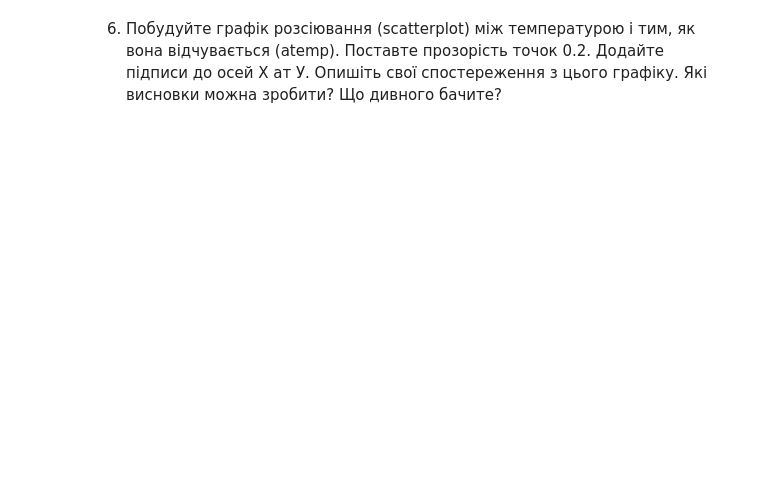
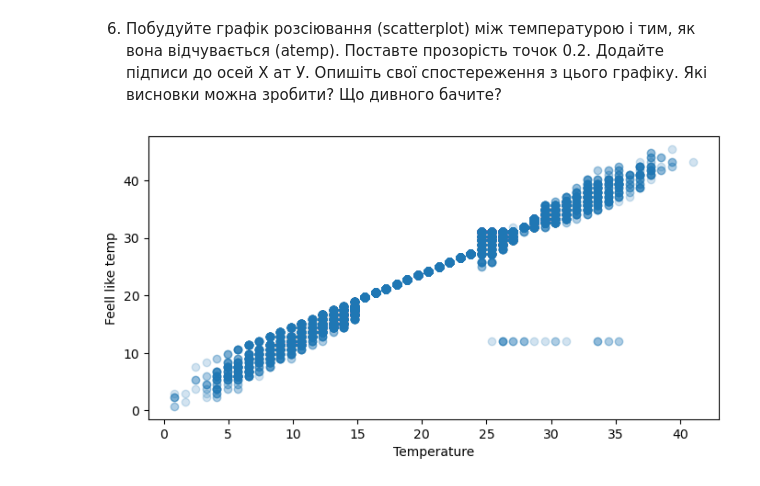
Before and after one commit to olgasamus/python_courses, a Jupyter notebook: Module_4/hw_4_3_Робота_з_DataFrame_Діаграма_розсіювання.ipynb, the cells around one changed output. Cells and saved outputs as stored; diff of their text form; code cells hidden in the pictures; blank space fills up the shorter version.

```diff
--- a/Module_4/hw_4_3_Робота_з_DataFrame_Діаграма_розсіювання.ipynb
+++ b/Module_4/hw_4_3_Робота_з_DataFrame_Діаграма_розсіювання.ipynb
@@ -68,5 +132,12 @@ df['date'] = df.datetime.dt.date
 # %% [markdown]
 6. Побудуйте графік розсіювання (scatterplot) між температурою і тим, як вона відчувається (atemp). Поставте прозорість точок 0.2. Додайте підписи до осей Х ат У. Опишіть свої спостереження з цього графіку. Які висновки можна зробити? Що дивного бачите?
+# %%
+plt.figure(figsize=(8,4))
+plt.scatter(df.temp, df.atemp, alpha=0.2)
+plt.xlabel('Temperature')
+plt.ylabel('Feell like temp');
+# %% [output]
+[figure, added]
 # %% [markdown]
   Очікуваний графік:
 ![](https://drive.google.com/uc?export=view&id=13Mi6AGPUh5aQ5YEZjrlkQPuFcNzeeppB)
```
Also changed, not shown: parts of 9 cells of this notebook.
